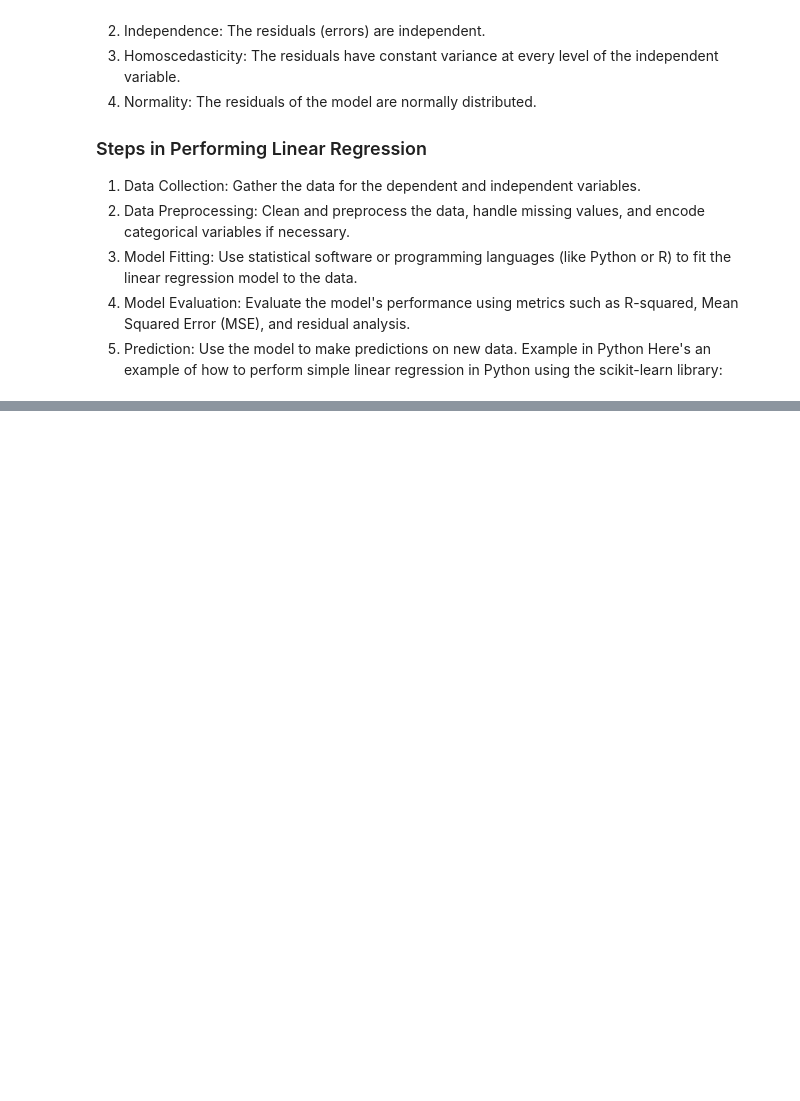
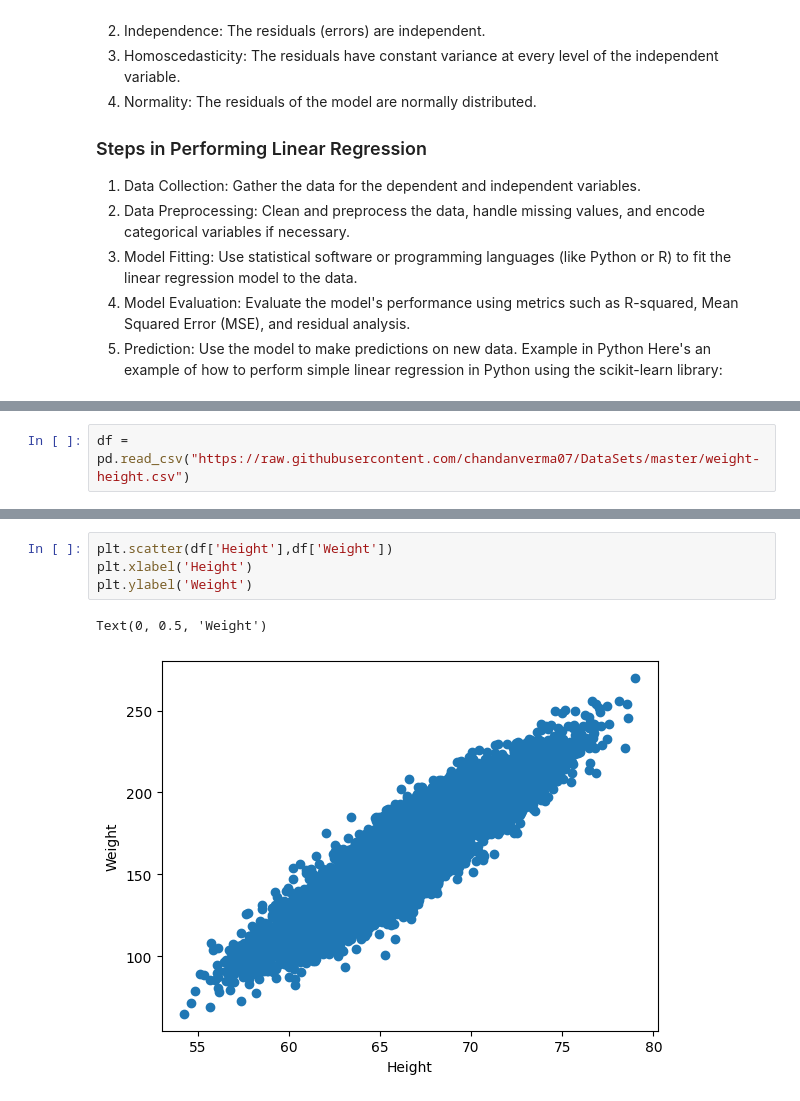
Before and after one commit to Msrevalli/Complete-Machine-Learning-and-NLP, a Jupyter notebook: LinearRegression.ipynb, the cells around one changed output, grey strips where cells are left out. Cells and saved outputs as stored; diff of their text form; blank space fills up the shorter version.

```diff
--- a/LinearRegression.ipynb
+++ b/LinearRegression.ipynb
@@ -37,0 +44,2 @@ Here's an example of how to perform simple linear regression in Python using the
+# %%
+df = pd.read_csv("https://raw.githubusercontent.com/chandanverma07/DataSets/master/weight-height.csv")
@@ -37,0 +55,7 @@ Here's an example of how to perform simple linear regression in Python using the
+# %%
+plt.scatter(df['Height'],df['Weight'])
+plt.xlabel('Height')
+plt.ylabel('Weight')
+# %% [output]
+Text(0, 0.5, 'Weight')
+[figure, added]
```
Also changed, not shown: parts of 6 cells of this notebook, 1 other file.
